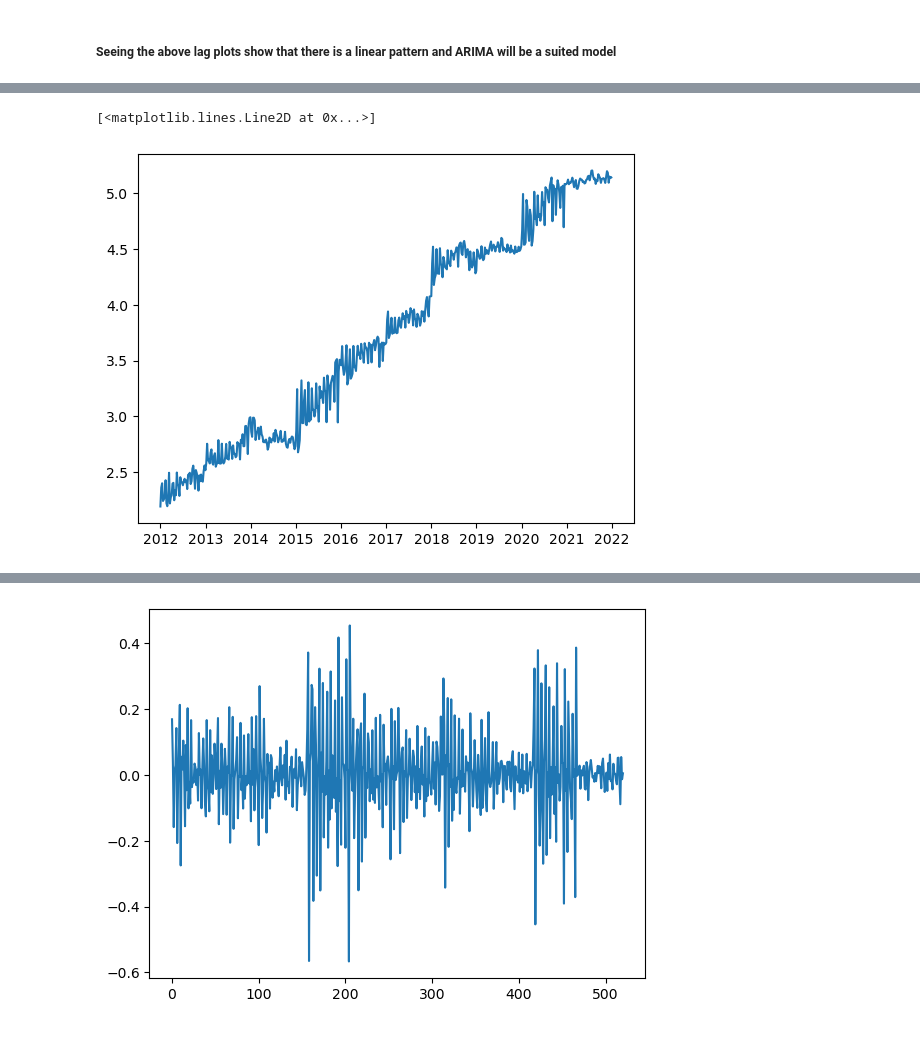
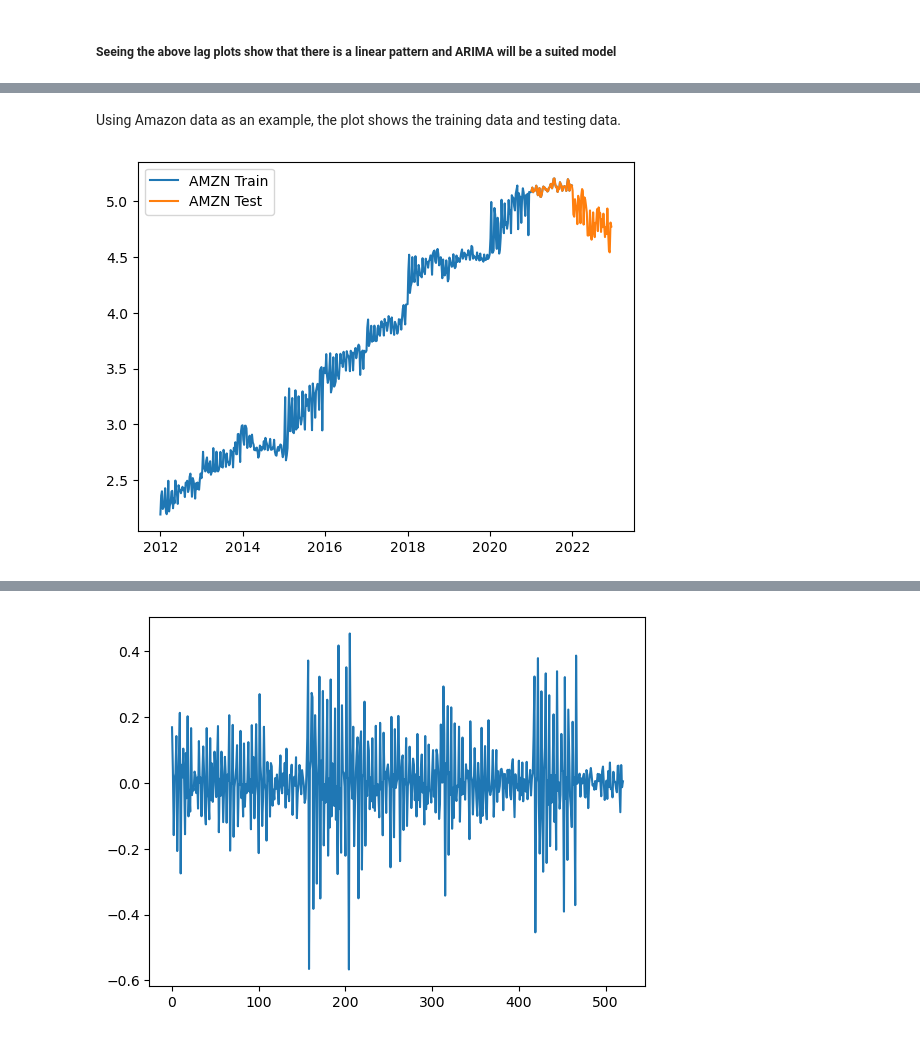
Before and after one commit to eahn01/Stock-Market-Analysis-ahn-liu-econ323, a Jupyter notebook: analysis.ipynb, the cells around one changed output, grey strips where cells are left out. Saved outputs shown, nothing was run; the diff lists cells and outputs as text; code cells hidden in the pictures.

```diff
--- a/analysis.ipynb
+++ b/analysis.ipynb
@@ -462,8 +393,12 @@ aapl_test=np.log(aapl_week['2021':])
 
 msft_train=np.log(msft_week['2012':'2021'])
 msft_test=np.log(msft_week['2021':])
+# %% [markdown]
+Using Amazon data as an example, the plot shows the training data and testing data.
 # %%
-plt.plot(amzn_train)
+plt.plot(amzn_train, label='AMZN Train')
+plt.plot(amzn_test, label='AMZN Test')
+plt.legend()
+plt.show()
 # %% [output]
-[<matplotlib.lines.Line2D at 0x...>]
-[figure, old version]
+[figure, new version]
```
Also changed, not shown: parts of 22 cells of this notebook.
